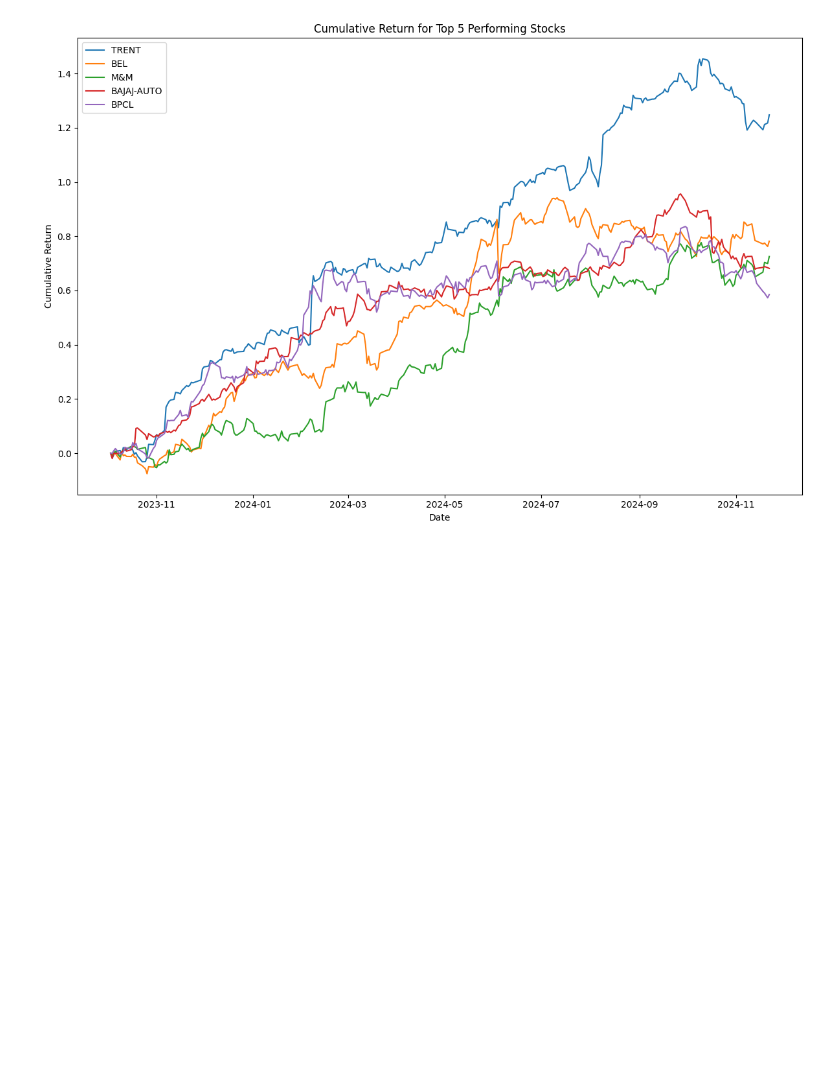
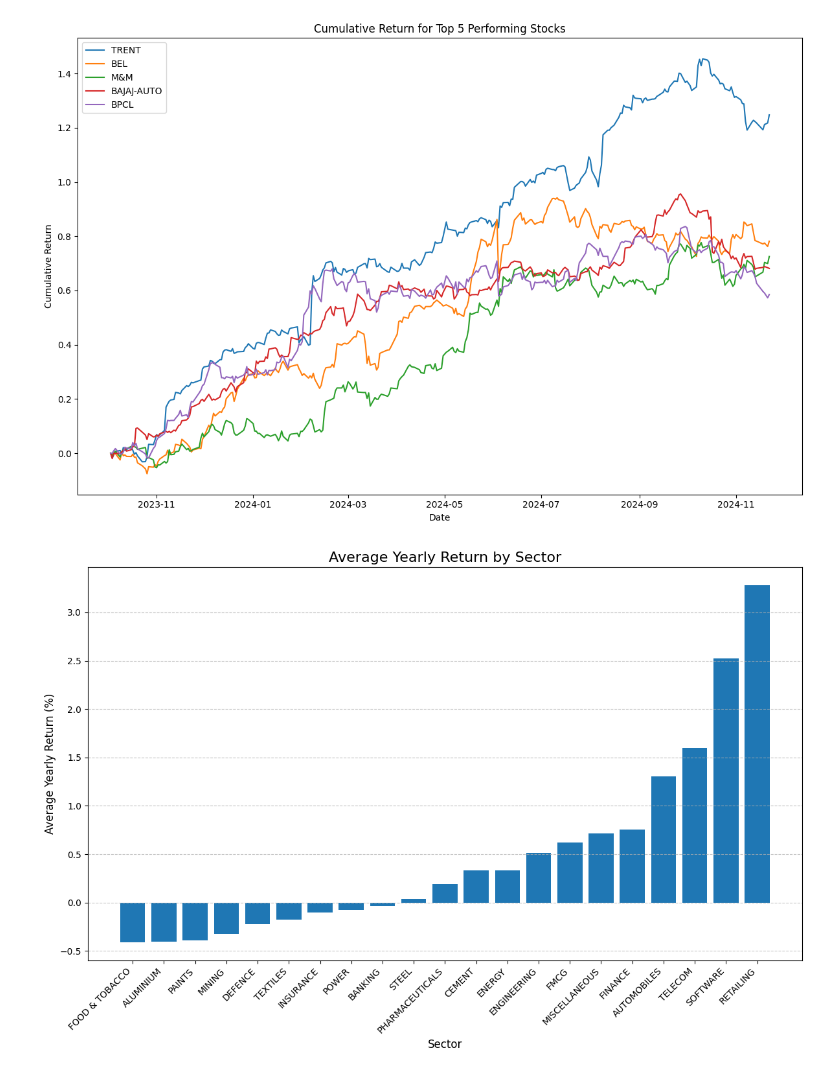
Before and after one commit to viswakimi/Data-Driven-Stock-Analysis, a Jupyter notebook: stock_data.ipynb, the cells around one changed output. Cells and saved outputs as stored; diff of their text form; code cells hidden in the pictures; blank space fills up the shorter version.

```diff
--- a/stock_data.ipynb
+++ b/stock_data.ipynb
@@ -464,7 +464,7 @@ top_5_stocks = df.groupby('ticker')['cumulative_return'].last().nlargest(5).inde
 
 plt.figure(figsize=(12, 8))
 for ticker in top_5_stocks:
-  stock_data = df[df['ticker'] == ticker]
+  stock_data = df[df['Ticker'] == ticker]
   plt.plot(stock_data['date'], stock_data['cumulative_return'], label=ticker)
 
 plt.title('Cumulative Return for Top 5 Performing Stocks')
@@ -476,3 +476,33 @@ plt.savefig('top_5_cumulative_return.png')
 plt.show()
 # %% [output]
 [figure]
+# %%
+query = """
+SELECT *FROM stock_data
+"""
+df = pd.read_sql(query, engine)
+
+# yearly returns for each stock
+yearly_returns = (
+    df.groupby(['Ticker', 'sector', 'year'])['close']
+    .last()
+    .pct_change()
+    .dropna()
+    .reset_index(name='yearly_return')
+)
+
+sector_avg_returns = yearly_returns.groupby('sector')['yearly_return'].mean().sort_values()
+
+plt.figure(figsize=(12, 8))
+plt.bar(sector_avg_returns.index, sector_avg_returns.values)
+
+plt.title('Average Yearly Return by Sector', fontsize=16)
+plt.xlabel('Sector', fontsize=12)
+plt.ylabel('Average Yearly Return (%)', fontsize=12)
+plt.xticks(rotation=45, ha='right', fontsize=10)
+plt.grid(axis='y', linestyle='--', alpha=0.7)
+plt.tight_layout()
+plt.savefig('sector_performance.png')
+plt.show()
+# %% [output]
+[figure, added]
```
Also changed, not shown: parts of 2 cells of this notebook, 16 other files.
